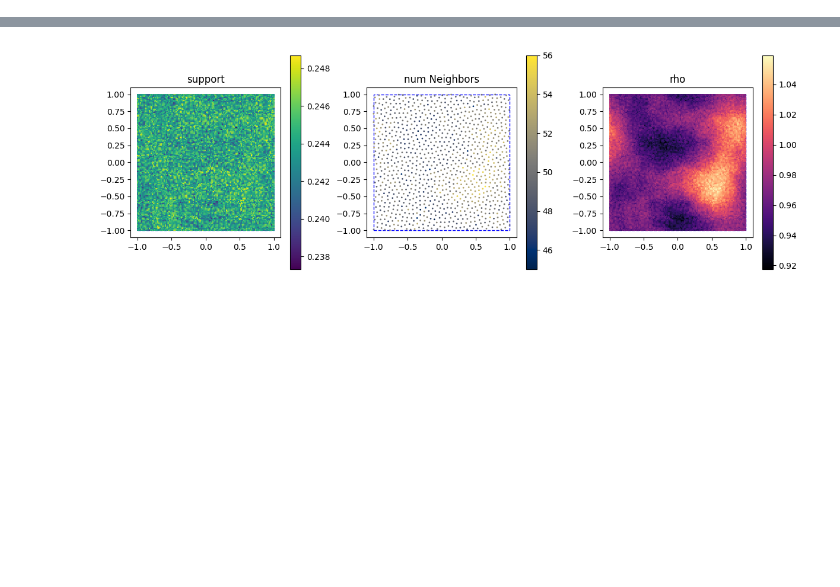
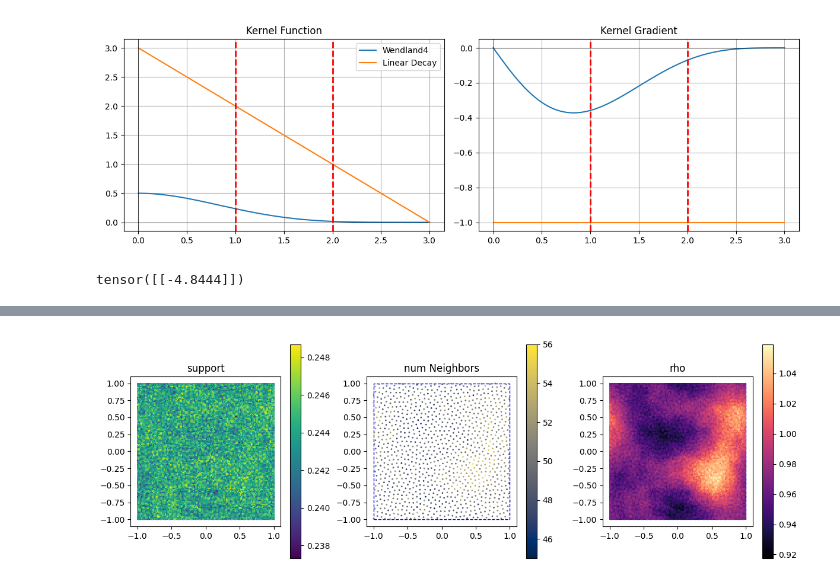
Before and after one commit to tum-pbs/diffSPH, a Jupyter notebook: transformers/wvt.ipynb, the cells around one changed output, grey strips where cells are left out. Cells and saved outputs as stored; diff of their text form; code cells hidden in the pictures; blank space fills up the shorter version.

```diff
--- a/transformers/wvt.ipynb
+++ b/transformers/wvt.ipynb
@@ -388,0 +453,35 @@ fig.tight_layout()
+# %%
+fig, axis = plt.subplots(1,2, figsize=(12,4), squeeze=False)
+
+xx = torch.linspace(0,3,255)
+
+W = Kernel(KernelType.Wendland4, xx.unsqueeze(1), torch.tensor([3.0]))
+
+axis[0,0].plot(xx.cpu(), W.cpu(), label = 'Wendland4')
+axis[0,0].plot(xx.cpu(), 3 - xx.cpu(), label = 'Linear Decay')
+axis[0,0].grid(True)
+
+from diffSPH.kernels import Kernel_Gradient
+Wgrad = Kernel_Gradient(KernelType.Wendland4, xx.unsqueeze(1), torch.tensor([3.0]))
+axis[0,1].plot(xx.cpu(), Wgrad.cpu(), label = 'Wendland4 Gradient')
+axis[0,1].plot(xx.cpu(), -torch.ones_like(xx.cpu()), label = 'Constant Gradient')
+axis[0,1].grid(True)
+
+axis[0,0].set_title('Kernel Function')
+axis[0,1].set_title('Kernel Gradient')
+axis[0,0].legend()
+
+for ax in axis.flatten():
+    # ax.legend()
+    ax.axhline(0, color='black', lw=0.5, ls='-')
+    ax.axvline(0, color='black', lw=0.5, ls='-')
+
+    ax.axvline(1.0, color='red', lw=2, ls='--')
+    ax.axvline(2.0, color='red', lw=2, ls='--')
+fig.tight_layout()
+# %% [output]
+[figure, added]
+# %%
+16.69 * Kernel_Gradient(KernelType.Wendland4, torch.tensor([[1.0]]), torch.tensor([3.0])) - 16.17 * Kernel_Gradient(KernelType.Wendland4, torch.tensor([[2.0]]), torch.tensor([3.0]))
+# %% [output]
+tensor([[-4.8444]])
```
Also changed, not shown: parts of 14 cells of this notebook, 12 other files.
